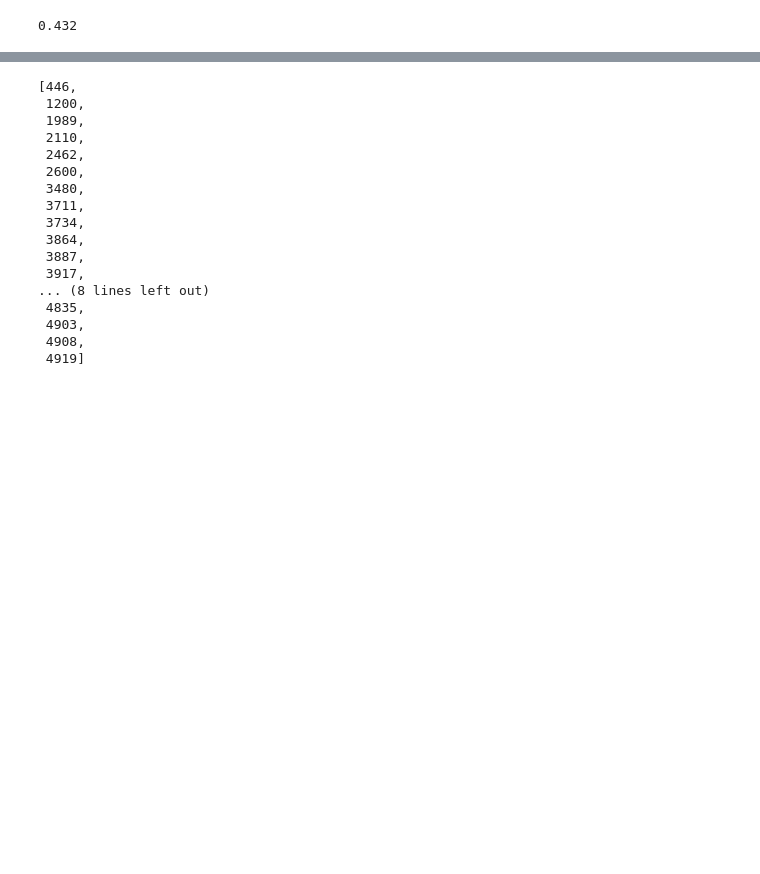
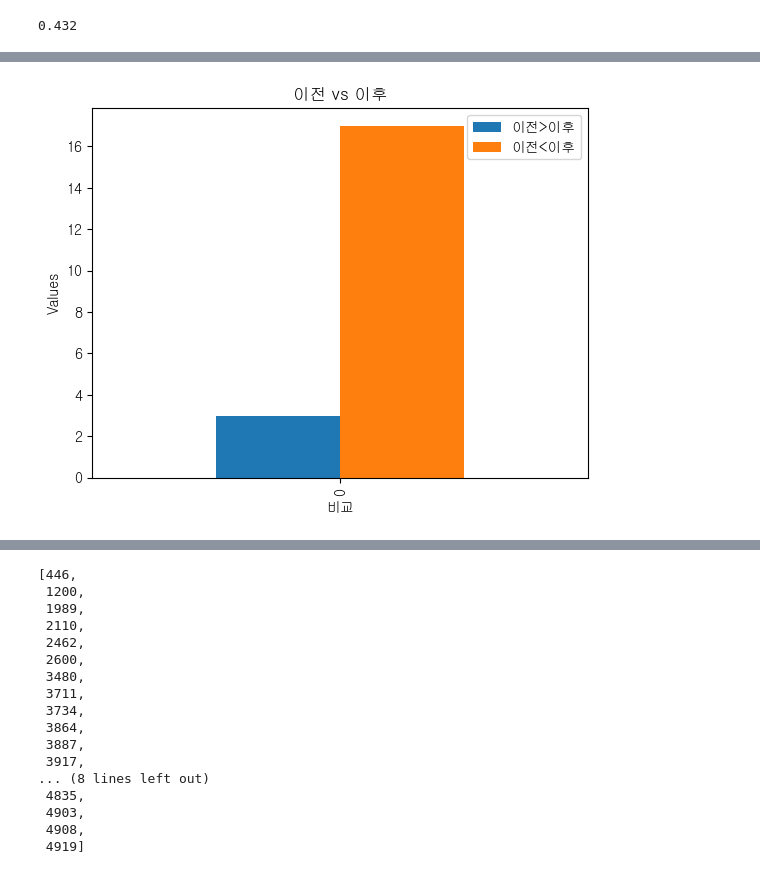
Before and after one commit to Utaewook/PIAI_ResearchIntern, a Jupyter notebook: p-gpt/webina/src/analysis.ipynb, the cells around one changed output, grey strips where cells are left out. Drawn from its saved outputs; the diff is of its cells as text; code cells hidden in the pictures; blank space fills up the shorter version.

```diff
--- a/p-gpt/webina/src/analysis.ipynb
+++ b/p-gpt/webina/src/analysis.ipynb
@@ -748,0 +850,11 @@ df_ratio_piv['이후 비율'].mean().round(3)
+# %%
+df_temp = pd.DataFrame(data={'이전>이후':[3],
+                        '이전<이후':[17]})
+
+df_temp.plot(kind='bar')
+plt.title('이전 vs 이후')
+plt.ylabel('Values')
+plt.xlabel('비교')
+plt.show()
+# %% [output]
+[figure, added]
```
Also changed, not shown: parts of 44 cells of this notebook, 17 other files.
